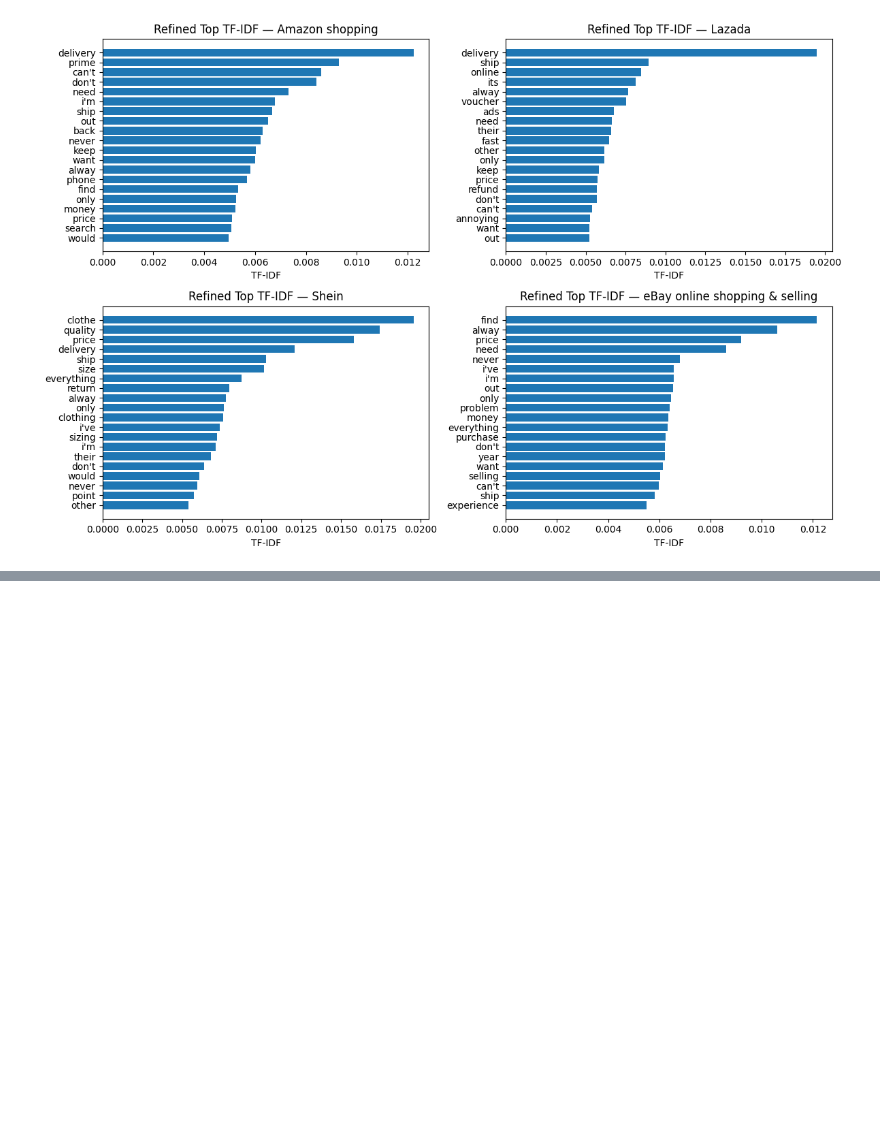
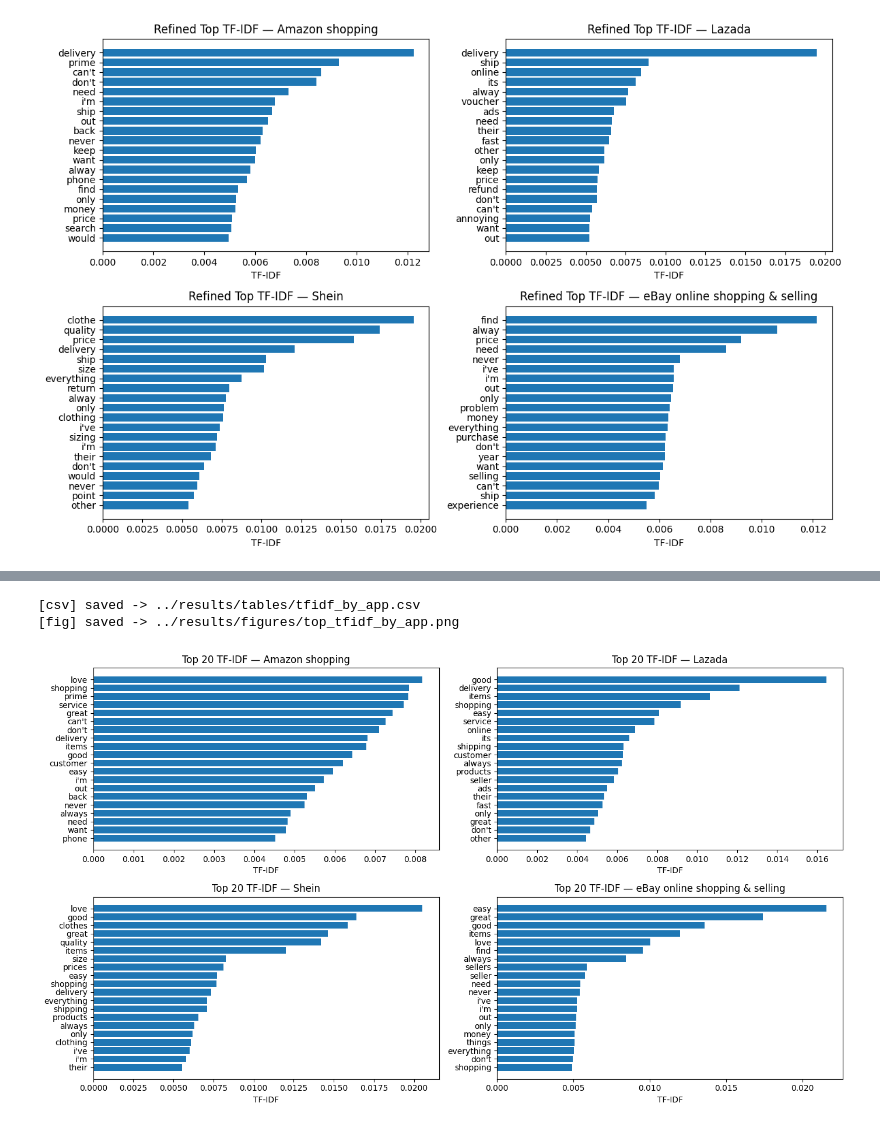
Before and after one commit to compss211/final-project-repo-group8, a Jupyter notebook: notebooks/Tokenization & Word Frequency Analysis.ipynb, the cells around one changed output, grey strips where cells are left out. Cells and saved outputs as stored; diff of their text form; code cells hidden in the pictures; blank space fills up the shorter version.

```diff
--- a/notebooks/Tokenization & Word Frequency Analysis.ipynb
+++ b/notebooks/Tokenization & Word Frequency Analysis.ipynb
@@ -362,0 +447,38 @@ saved: ../results/tables/top_tfidf_refined_by_platform.csv
+# %%
+# TF-IDF（若你们已有 tfidf，就跳过计算并直接可视化）
+def compute_tfidf_from_tokens(tok_df):
+    tf_count = tok_df.groupby(["AppName","word"]).size().reset_index(name="count")
+    tokens_per_app = tok_df.groupby("AppName").size().reset_index(name="total_tokens")
+    tf = tf_count.merge(tokens_per_app, on="AppName", how="left")
+    tf["tf"] = tf["count"] / tf["total_tokens"]
+
+    platforms = tok_df["AppName"].nunique()
+    df_word = tf.groupby("word")["AppName"].nunique().reset_index(name="df_platforms")
+    tfidf = tf.merge(df_word, on="word", how="left")
+    tfidf["idf"] = np.log((platforms + 1) / (tfidf["df_platforms"] + 1)) + 1
+    tfidf["tfidf"] = tfidf["tf"] * tfidf["idf"]
+    return tfidf
+
+tfidf = compute_tfidf_from_tokens(tok)
+savetab(tfidf, os.path.join(TAB_DIR, "tfidf_by_app.csv"))
+
+def plot_top_tfidf(tfidf_df, topn=20, fname="top_tfidf_by_app.png"):
+    apps = tfidf_df["AppName"].unique().tolist()
+    n = len(apps); ncols = 2; nrows = (n + ncols - 1)//ncols
+    plt.figure(figsize=(14, 4*nrows))
+    for i, app in enumerate(apps, 1):
+        sub = (tfidf_df[tfidf_df["AppName"]==app]
+               .nlargest(topn, "tfidf")
+               .sort_values("tfidf"))
+        plt.subplot(nrows, ncols, i)
+        plt.barh(sub["word"], sub["tfidf"])
+        plt.xlabel("TF-IDF")
+        plt.title(f"Top {topn} TF-IDF — {app}")
+    plt.tight_layout()
+    savefig(os.path.join(FIG_DIR, fname))
+
+plot_top_tfidf(tfidf, topn=20, fname="top_tfidf_by_app.png")
+# %% [output]
+[csv] saved -> ../results/tables/tfidf_by_app.csv
+[fig] saved -> ../results/figures/top_tfidf_by_app.png
+[figure, added]
```
Also changed, not shown: parts of 12 cells of this notebook, 12 other files.
